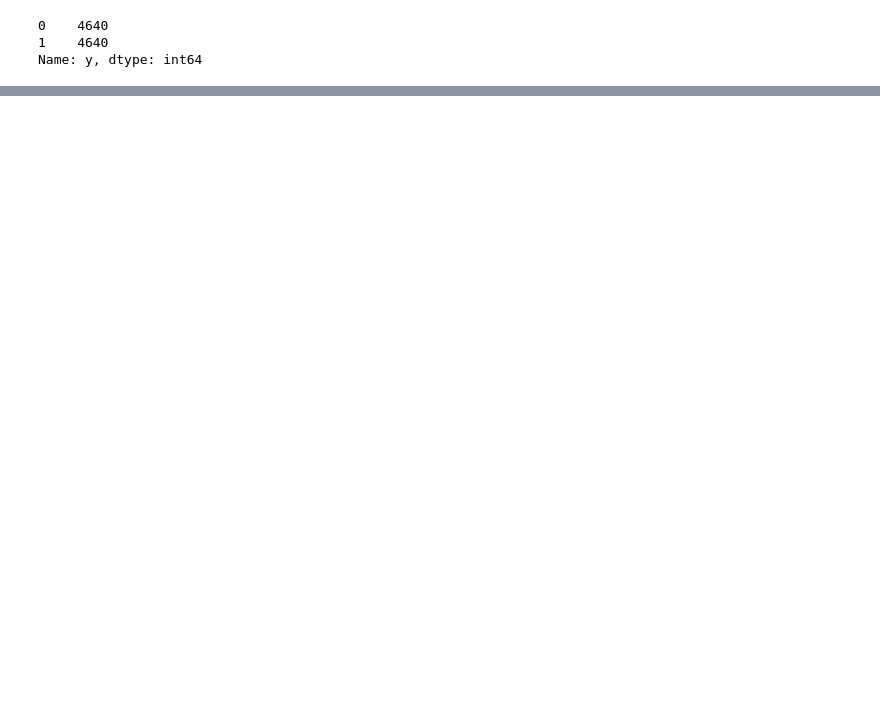
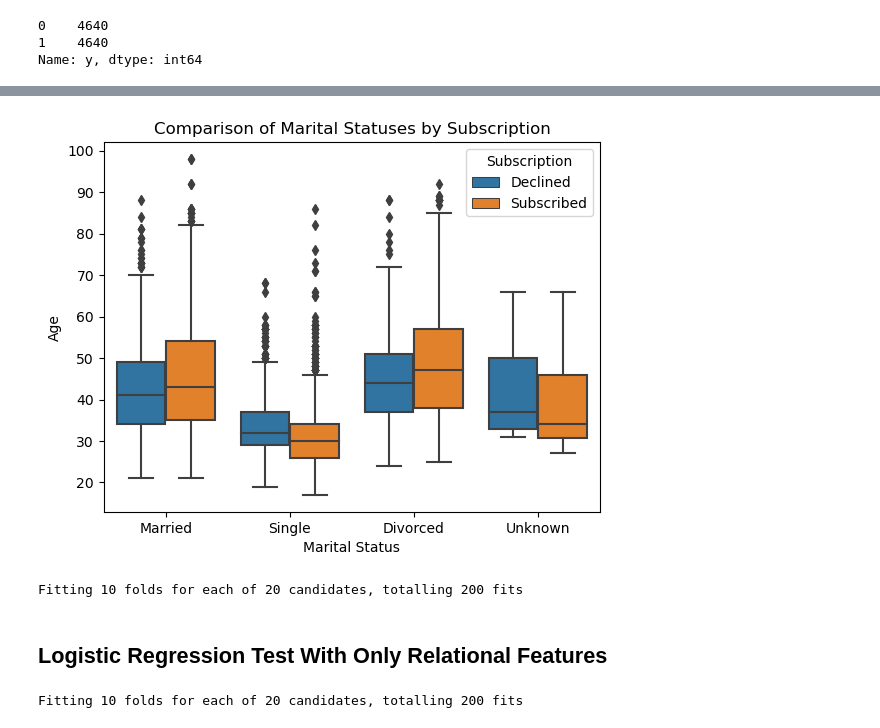
Before and after one commit to teemak/practical_application_III, a Jupyter notebook: practical_application_III.ipynb, the cells around one changed output, grey strips where cells are left out. Cells and saved outputs as stored; diff of their text form; code cells hidden in the pictures; blank space fills up the shorter version.

```diff
--- a/practical_application_III.ipynb
+++ b/practical_application_III.ipynb
@@ -536,0 +195,33 @@ best_estimator = knn_grid.best_estimator_
+# %%
+sns.boxplot(data=df, x='marital', y='age', hue='y')
+ax = plt.gca()
+handles, labels = ax.get_legend_handles_labels()
+labels = [label.get_text() for label in ax.get_xticklabels()]
+ax.set_xticklabels([label.capitalize() for label in labels])
+
+plt.xlabel('Marital Status')
+plt.ylabel('Age')
+plt.title('Comparison of Marital Statuses by Subscription')
+
+legend_labels = ['Declined', 'Subscribed']
+plt.legend(handles=handles, labels=legend_labels, title='Subscription')
+plt.show()
+# %% [output]
+[figure, added]
+# %%
+param_grid = {
+    'penalty': ['l2'],
+    'solver': ['lbfgs', 'newton-cg', 'newton-cholesky', 'sag'],
+    'max_iter' : [1000,2000,3000,4000,5000]
+}
+
+lr_grid = GridSearchCV(lr, param_grid, scoring='accuracy', verbose=1, n_jobs=-1, cv=10)
+
+start_time = time.time()
+lr_grid.fit(X_train, y_train)
+end_time=time.time()
+
+best_estimator = lr_grid.best_estimator_
+best_params = lr_grid.best_params_
+# %% [output]
+Fitting 10 folds for each of 20 candidates, totalling 200 fits
@@ -536,0 +238,23 @@ best_estimator = knn_grid.best_estimator_
+# %% [markdown]
+## Logistic Regression Test With Only Relational Features
+# %%
+X_lr = X[['marital', 'default']].copy()
+X_train2, X_test2, y_train2, y_test2 = train_test_split(X_lr, y, test_size=0.2, random_state=42)
+lr_2 = LogisticRegression()
+
+param_grid = {
+    'penalty': ['l2'],
+    'solver': ['lbfgs', 'newton-cg', 'newton-cholesky', 'sag'],
+    'max_iter' : [1000,2000,3000,4000,5000]
+}
+
+lr2_grid = GridSearchCV(lr_2, param_grid, scoring='accuracy', verbose=1, n_jobs=-1, cv=10)
+
+start_time = time.time()
+lr2_grid.fit(X_train2, y_train2)
+end_time=time.time()
+
+best_estimator = lr2_grid.best_estimator_
+best_params = lr2_grid.best_params_
+# %% [output]
+Fitting 10 folds for each of 20 candidates, totalling 200 fits
```
Also changed, not shown: parts of 209 cells of this notebook, 1 other file.
